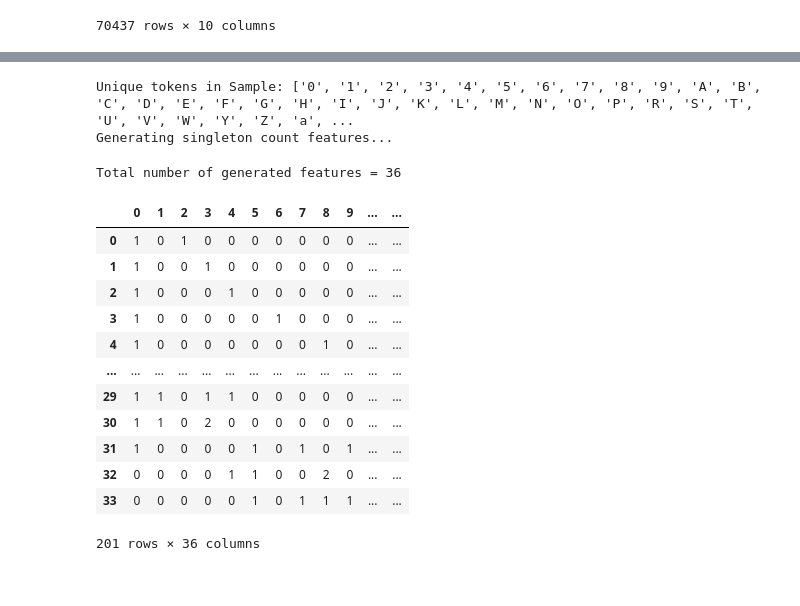
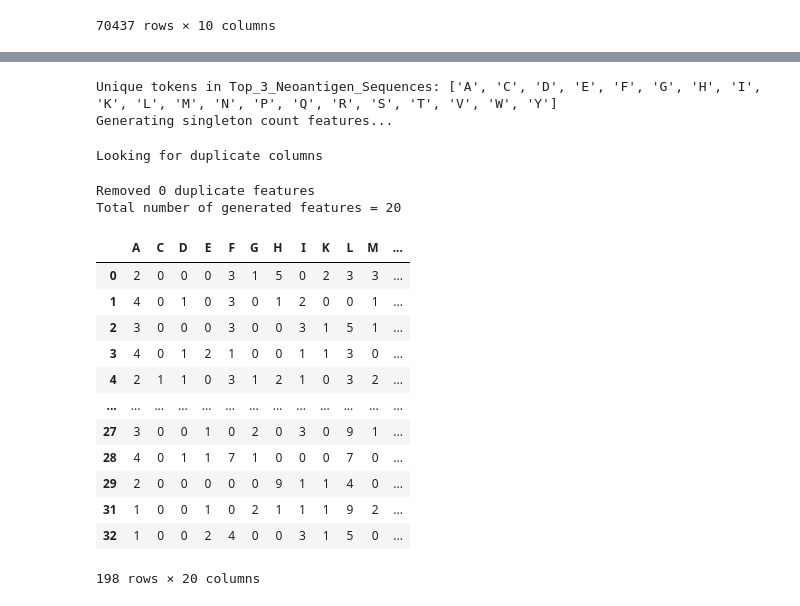
Before and after one commit to iskandr/bcb731, a Jupyter notebook: notebooks/3 - p-values vs accuracy.ipynb, the cells around one changed output, grey strips where cells are left out. Cells and saved outputs as stored; diff of their text form; code cells hidden in the pictures.

Commit message:
p-values vs accuracy

```diff
--- a/notebooks/3 - p-values vs accuracy.ipynb
+++ b/notebooks/3 - p-values vs accuracy.ipynb
@@ -95,15 +140,7 @@ Loading survival data for Rizvi...
 # %%
-# let's threshold the survival times into binary labels for classification
-
-df_survival["survived_1yr"] = df_survival.Months >= 12
-df_survival["survived_2yr"] = df_survival.Months >= 24
-df_survival["survived_3yr"] = df_survival.Months >= 36
-
-# also, let's note when we know if a patient got to the thresholded time
-# by either surviving that long or dying previously
-df_survival["known_at_1yr"] = df_survival.survived_1yr | df_survival.Status
-df_survival["known_at_2yr"] = df_survival.survived_2yr | df_survival.Status
-df_survival["known_at_3yr"] = df_survival.survived_3yr | df_survival.Status
-
-df_survival
+# to create a source of random sequence data for each patient to use a source for featurization
+# let's take the top-3 neoantigens ranked by MHC binding affinity
+top_3_neoags_per_sample = df_neoag.sort_values("MT.Score").groupby("Sample").head(3).groupby("Sample")["MT.Peptide"].apply("|".join);
+top_3_neoags_per_sample.name = "Top_3_Neoantigen_Sequences"
+top_3_neoags_per_sample
 # %% [output]
@@ -123,10 +198,9 @@ df_survival
 # %%
-print("Fraction of patients with 1yr survival (or earlier censoring): %0.2f" % (df_survival.survived_1yr.mean(),))
-print("Fraction of patients with 2yr survival (or earlier censoring): %0.2f" % (df_survival.survived_2yr.mean(),))
-print("Fraction of patients with 3yr survival (or earlier censoring): %0.2f" % (df_survival.survived_3yr.mean(),))
+# now let's join the neoag and survival tables
+# (dropping some patients since the samples in these tables don't perfectly match)
 
-print("---")
-print("Fraction of patients with known 1yr outcome: %0.2f" % (df_survival.known_at_1yr.mean(),))
-print("Fraction of patients with known 2yr outcome: %0.2f" % (df_survival.known_at_2yr.mean(),))
-print("Fraction of patients with known 3yr outcome: %0.2f" % (df_survival.known_at_3yr.mean(),))
+df_join_left = df_survival.join(top_3_neoags_per_sample, on="Sample", how="left");
+df_join_inner = df_survival.join(top_3_neoags_per_sample, on="Sample", how="inner");
+print(len(df_join_left), "vs.", len(df_join_inner))
+df_join_inner
 # %% [output]
@@ -219,22 +383,24 @@ Name: Sample, Length: 201, dtype: object
 # %%
-# generate raw features to use in a classifier from the PATIENT/SAMPLE IDs (!!)
-df_new_features = generate_features(df_survival.Sample, k=1)
-df_new_features
+# generate raw features to use in a classifier from amino acid content of the top 3 neoantigens
+df_new_features_1 = generate_kmer_features(df_join_inner.Top_3_Neoantigen_Sequences, k=1, ignore="|")
+df_new_features_1
 # %% [output]
-Unique tokens in Sample: ['0', '1', '2', '3', '4', '5', '6', '7', '8', '9', 'A', 'B', 'C', 'D', 'E', 'F', 'G', 'H', 'I', 'J', 'K', 'L', 'M', 'N', 'O', 'P', 'R', 'S', 'T', 'U', 'V', 'W', 'Y', 'Z', 'a', ...
+Unique tokens in Top_3_Neoantigen_Sequences: ['A', 'C', 'D', 'E', 'F', 'G', 'H', 'I', 'K', 'L', 'M', 'N', 'P', 'Q', 'R', 'S', 'T', 'V', 'W', 'Y']
 Generating singleton count features...
-Total number of generated features = 36
+Looking for duplicate columns
+Removed 0 duplicate features
+Total number of generated features = 20
-|  | 0 | 1 | 2 | 3 | 4 | 5 | 6 | 7 | 8 | 9 | ... | ... |
-| 0 | 1 | 0 | 1 | 0 | 0 | 0 | 0 | 0 | 0 | 0 | ... | ... |
-| 1 | 1 | 0 | 0 | 1 | 0 | 0 | 0 | 0 | 0 | 0 | ... | ... |
-| 2 | 1 | 0 | 0 | 0 | 1 | 0 | 0 | 0 | 0 | 0 | ... | ... |
-| 3 | 1 | 0 | 0 | 0 | 0 | 0 | 1 | 0 | 0 | 0 | ... | ... |
-| 4 | 1 | 0 | 0 | 0 | 0 | 0 | 0 | 0 | 1 | 0 | ... | ... |
+|  | A | C | D | E | F | G | H | I | K | L | M | ... |
+| 0 | 2 | 0 | 0 | 0 | 3 | 1 | 5 | 0 | 2 | 3 | 3 | ... |
+| 1 | 4 | 0 | 1 | 0 | 3 | 0 | 1 | 2 | 0 | 0 | 1 | ... |
+| 2 | 3 | 0 | 0 | 0 | 3 | 0 | 0 | 3 | 1 | 5 | 1 | ... |
+| 3 | 4 | 0 | 1 | 2 | 1 | 0 | 0 | 1 | 1 | 3 | 0 | ... |
+| 4 | 2 | 1 | 1 | 0 | 3 | 1 | 2 | 1 | 0 | 3 | 2 | ... |
 | ... | ... | ... | ... | ... | ... | ... | ... | ... | ... | ... | ... | ... |
-| 29 | 1 | 1 | 0 | 1 | 1 | 0 | 0 | 0 | 0 | 0 | ... | ... |
-| 30 | 1 | 1 | 0 | 2 | 0 | 0 | 0 | 0 | 0 | 0 | ... | ... |
-| 31 | 1 | 0 | 0 | 0 | 0 | 1 | 0 | 1 | 0 | 1 | ... | ... |
-| 32 | 0 | 0 | 0 | 0 | 1 | 1 | 0 | 0 | 2 | 0 | ... | ... |
-| 33 | 0 | 0 | 0 | 0 | 0 | 1 | 0 | 1 | 1 | 1 | ... | ... |
+| 27 | 3 | 0 | 0 | 1 | 0 | 2 | 0 | 3 | 0 | 9 | 1 | ... |
+| 28 | 4 | 0 | 1 | 1 | 7 | 1 | 0 | 0 | 0 | 7 | 0 | ... |
+| 29 | 2 | 0 | 0 | 0 | 0 | 0 | 9 | 1 | 1 | 4 | 0 | ... |
+| 31 | 1 | 0 | 0 | 1 | 0 | 2 | 1 | 1 | 1 | 9 | 2 | ... |
+| 32 | 1 | 0 | 0 | 2 | 4 | 0 | 0 | 3 | 1 | 5 | 0 | ... |
-201 rows × 36 columns
+198 rows × 20 columns
 # %%
```
Also changed, not shown: parts of 47 cells of this notebook.
